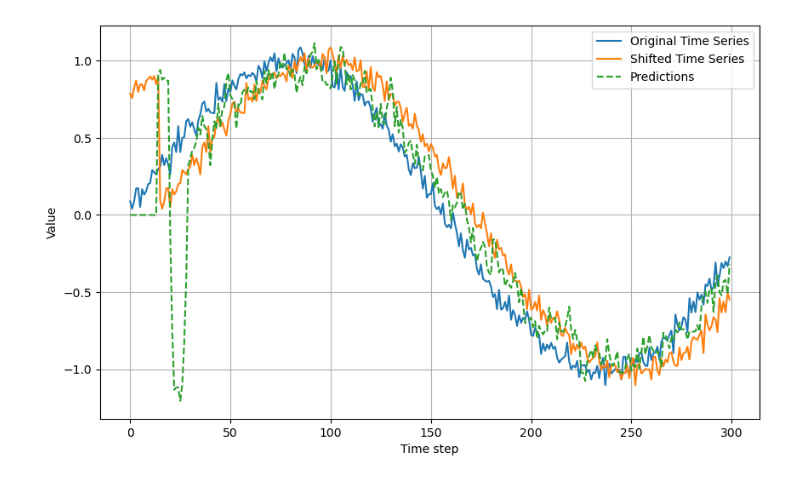
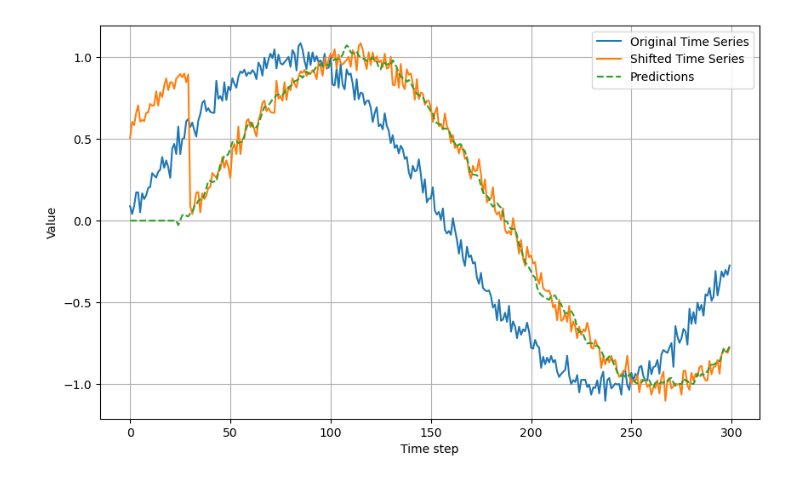
Before and after one commit to alexjungaalto/alexjungaalto.github.io, a Jupyter notebook: swenao24/Day3_TwoTimeSeries.ipynb, the cells around one changed output. Drawn from its saved outputs; the diff is of its cells as text; code cells hidden in the pictures.

```diff
--- a/swenao24/Day3_TwoTimeSeries.ipynb
+++ b/swenao24/Day3_TwoTimeSeries.ipynb
@@ -5,7 +5,7 @@ from sklearn.linear_model import LinearRegression
 
 # Parameters
 n_points = 1000  # Number of points in the time series
-time_shift = 15  # How many steps to shift for the second time series
+time_shift = 30  # How many steps to shift for the second time series
 
 # 1. Generate a time series
 np.random.seed(0)  # Seed for reproducibility
@@ -15,36 +15,36 @@ time_series = np.sin(np.linspace(0, 20, n_points)) + 0.1*np.random.normal(scale=
 shifted_series = np.roll(time_series, time_shift)
 
 # 3. Construct feature matrix and label vector using sliding windows
-window_size = 10  # Size of the window to create features
+window_size = 20  # Size of the window to create features
 feature_length = n_points - window_size - time_shift + 1
 
 features = np.empty((feature_length, window_size))
 labels = np.empty(feature_length)
 
 for i in range(feature_length):
-    features[i] =shifted_series [i:i + window_size]
-    labels[i] = time_series [i + window_size + 4]
+    features[i] =time_series [i:i + window_size]
+    labels[i] = shifted_series [i + window_size + 4]
 
 # 4. Train a Linear Regression model
 model = LinearRegression()
 model.fit(features, labels)
 
 # 5. Make predictions
 predictions = model.predict(features)
 forecast = np.zeros(time_series.shape)
 
 for i in range(feature_length):
     forecast[i + window_size + 4]=predictions[i]
 
 # 6. Plot results
 plt.figure(figsize=(10, 6))
 plt.plot(time_series[0:300], label='Original Time Series')
 plt.plot(shifted_series[0:300], label='Shifted Time Series')
 plt.plot(forecast[0:300], label='Predictions', linestyle='--')
 plt.legend()
 plt.xlabel('Time step')
 plt.ylabel('Value')
 plt.grid(True)
 plt.show()
 # %% [output]
-[figure, old version]
+[figure, new version]
```
Also changed, not shown: 10 other files.
